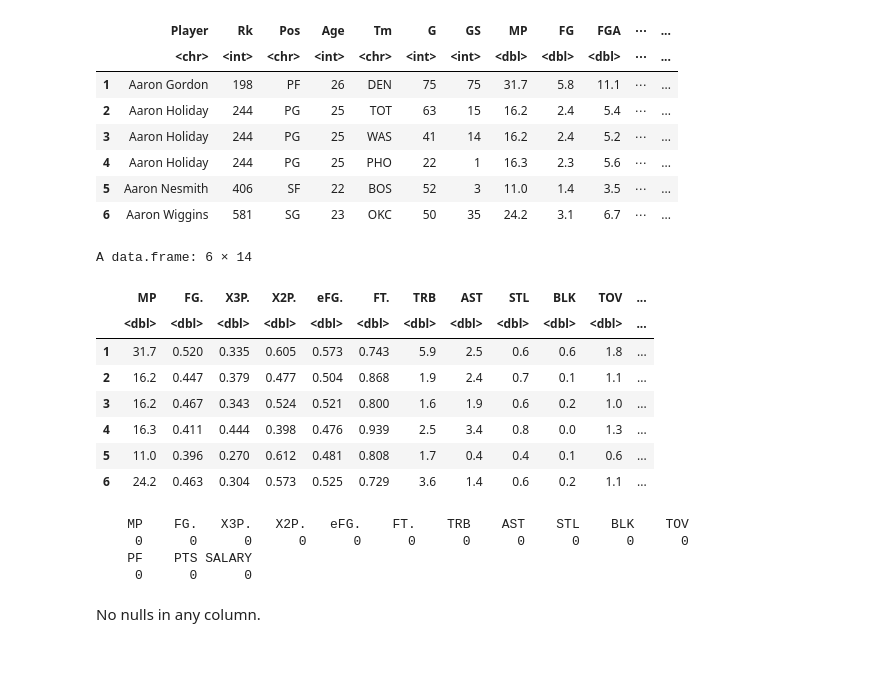
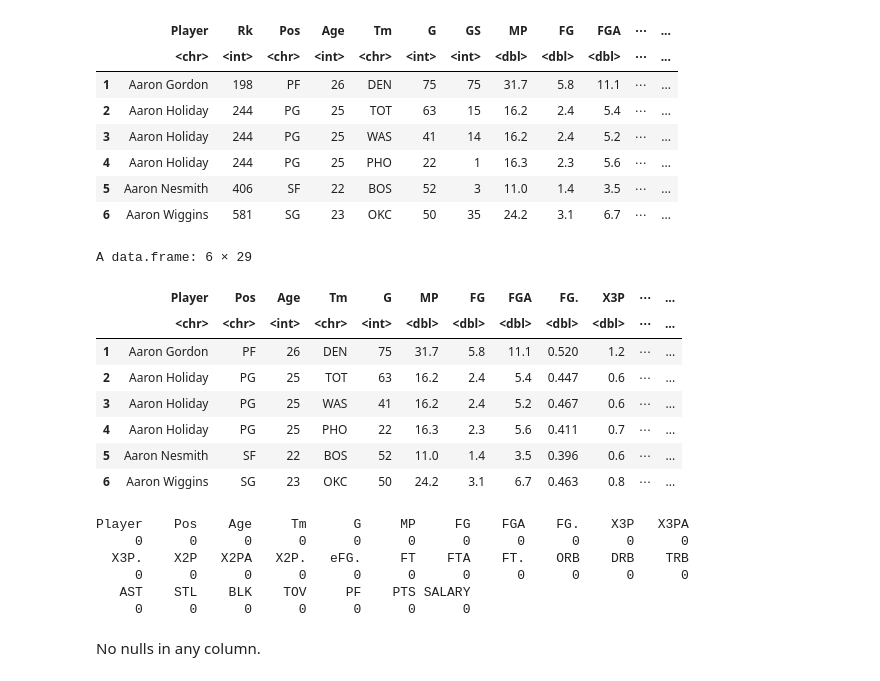
Before and after one commit to RaymondZhang20/STAT301, a Jupyter notebook: Proposal.ipynb, the cells around one changed output. Drawn from its saved outputs; the diff is of its cells as text; code cells hidden in the pictures.

```diff
--- a/Proposal.ipynb
+++ b/Proposal.ipynb
@@ -71,7 +86,7 @@ Since player data was found on Kaggle - data was downloaded, moved into google d
 # %%
-id <- "1eMzdCDGCgxxDN3WMY-Jy78_NnUcMj582" #google file ID
-data <- read.csv(sprintf("https://docs.google.com/uc?id=%s&export=download", id))
+data <- read.csv("data.csv",sep=";")
 head(data)
+tail(data)
 # %% [output]
 A data.frame: 6 × 30
 |  | Rk | Player | Pos | Age | Tm | G | GS | MP | FG | FGA | ⋯ | ... |
@@ -157,27 +181,29 @@ A data.frame: 6 × 31
 | 6 | Aaron Wiggins | 581 | SG | 23 | OKC | 50 | 35 | 24.2 | 3.1 | 6.7 | ⋯ | ... |
 # %%
 clean_data <- data_all %>%
-    select(-G, -GS, -FG, -FGA, -X3P, -X3PA, -X2P, -X2PA, -FT, -FTA, -ORB, -DRB, -Rk, -Player, -Tm, -Pos, -Age) %>%
+    select(-Rk, -GS) %>%
     transform(SALARY = as.numeric(SALARY)) %>%
     filter_all(any_vars(! is.na(.)))
 head(clean_data)
 # %% [output]
-A data.frame: 6 × 14
+A data.frame: 6 × 29
-|  | MP | FG. | X3P. | X2P. | eFG. | FT. | TRB | AST | STL | BLK | TOV | ... |
-|  | <dbl> | <dbl> | <dbl> | <dbl> | <dbl> | <dbl> | <dbl> | <dbl> | <dbl> | <dbl> | <dbl> | ... |
-| 1 | 31.7 | 0.520 | 0.335 | 0.605 | 0.573 | 0.743 | 5.9 | 2.5 | 0.6 | 0.6 | 1.8 | ... |
-| 2 | 16.2 | 0.447 | 0.379 | 0.477 | 0.504 | 0.868 | 1.9 | 2.4 | 0.7 | 0.1 | 1.1 | ... |
-| 3 | 16.2 | 0.467 | 0.343 | 0.524 | 0.521 | 0.800 | 1.6 | 1.9 | 0.6 | 0.2 | 1.0 | ... |
-| 4 | 16.3 | 0.411 | 0.444 | 0.398 | 0.476 | 0.939 | 2.5 | 3.4 | 0.8 | 0.0 | 1.3 | ... |
-| 5 | 11.0 | 0.396 | 0.270 | 0.612 | 0.481 | 0.808 | 1.7 | 0.4 | 0.4 | 0.1 | 0.6 | ... |
-| 6 | 24.2 | 0.463 | 0.304 | 0.573 | 0.525 | 0.729 | 3.6 | 1.4 | 0.6 | 0.2 | 1.1 | ... |
+|  | Player | Pos | Age | Tm | G | MP | FG | FGA | FG. | X3P | ⋯ | ... |
+|  | <chr> | <chr> | <int> | <chr> | <int> | <dbl> | <dbl> | <dbl> | <dbl> | <dbl> | ⋯ | ... |
+| 1 | Aaron Gordon | PF | 26 | DEN | 75 | 31.7 | 5.8 | 11.1 | 0.520 | 1.2 | ⋯ | ... |
+| 2 | Aaron Holiday | PG | 25 | TOT | 63 | 16.2 | 2.4 | 5.4 | 0.447 | 0.6 | ⋯ | ... |
+| 3 | Aaron Holiday | PG | 25 | WAS | 41 | 16.2 | 2.4 | 5.2 | 0.467 | 0.6 | ⋯ | ... |
+| 4 | Aaron Holiday | PG | 25 | PHO | 22 | 16.3 | 2.3 | 5.6 | 0.411 | 0.7 | ⋯ | ... |
+| 5 | Aaron Nesmith | SF | 22 | BOS | 52 | 11.0 | 1.4 | 3.5 | 0.396 | 0.6 | ⋯ | ... |
+| 6 | Aaron Wiggins | SG | 23 | OKC | 50 | 24.2 | 3.1 | 6.7 | 0.463 | 0.8 | ⋯ | ... |
 # %%
 sapply(clean_data, function(x) sum(is.na(x))) #confirming there are no nulls
 # %% [output]
-    MP    FG.   X3P.   X2P.   eFG.    FT.    TRB    AST    STL    BLK    TOV
+Player    Pos    Age     Tm      G     MP     FG    FGA    FG.    X3P   X3PA
      0      0      0      0      0      0      0      0      0      0      0
-    PF    PTS SALARY
-     0      0      0
+  X3P.    X2P   X2PA   X2P.   eFG.     FT    FTA    FT.    ORB    DRB    TRB
+     0      0      0      0      0      0      0      0      0      0      0
+   AST    STL    BLK    TOV     PF    PTS SALARY
+     0      0      0      0      0      0      0
 # %% [markdown]
 No nulls in any column.
 # %% [markdown]
```
Also changed, not shown: parts of 16 cells of this notebook.
